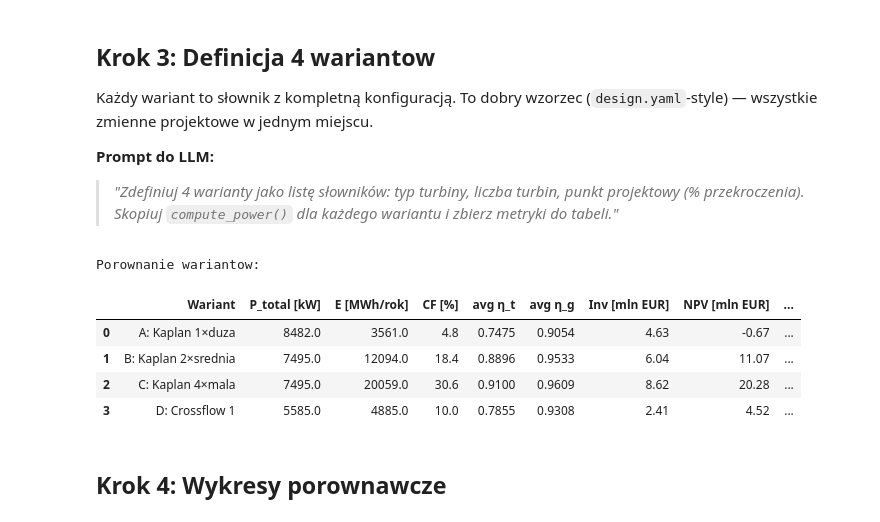
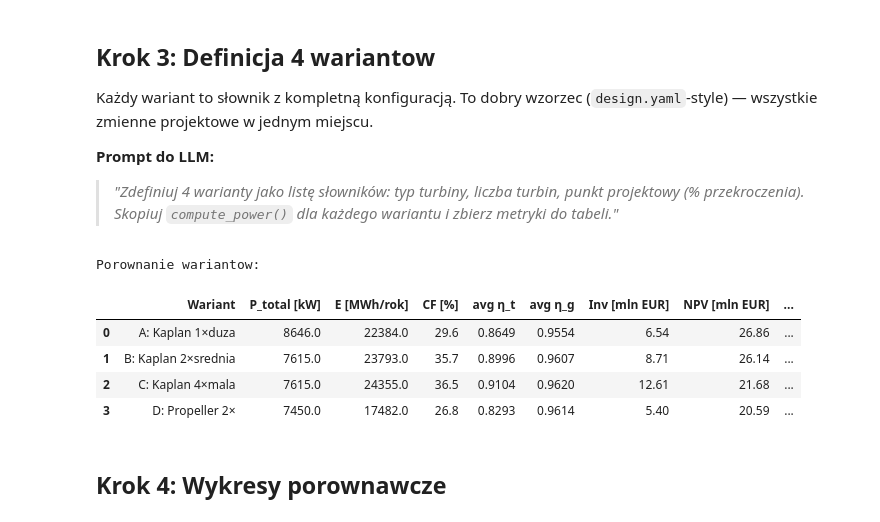
Before and after one commit to amachalski/hydropower-notebooks, a Jupyter notebook: notebooks/11_variants_comparison.ipynb, the cells around one changed output. Cells and saved outputs as stored; diff of their text form; code cells hidden in the pictures.

```diff
--- a/notebooks/11_variants_comparison.ipynb
+++ b/notebooks/11_variants_comparison.ipynb
@@ -110,22 +111,25 @@ Spirale i rury ssawne skalujemy z liczbą turbin (`A = n_turbines × A_per`).
 # %%
 def manning_loss(Q, b, h, L, n_manning=0.013):
+    Q = np.asarray(Q, dtype=float)
     A = b*h; P = b+2*h; R = A/P; v = Q/A
     return (n_manning * v / R**(2/3))**2 * L
 
-A_SPIRAL_PER = 3.5
-A_RUNNER_PER = 6.0
-
-def build_loss_fns(n_turbines):
-    """Zbuduj loss_fns dla danej liczby rownoleglych turbin."""
-    A_sp_tot = n_turbines * A_SPIRAL_PER
-    A_rr_tot = n_turbines * A_RUNNER_PER
+def build_loss_fns(Q_design_total, n_turbines,
+                   v_rack=1.0, v_channel=1.5, v_intake=2.0,
+                   v_spiral=5.0, v_draft=2.5, h_channel=3.0, L_channel=30.0):
+    """Zwymiaruj droge wodna od calkowitego przeplywu projektowego (jak w nb 10)."""
+    A_rack = Q_design_total / v_rack
+    b_channel = (Q_design_total / v_channel) / h_channel
+    A_intake = Q_design_total / v_intake
+    A_spiral_tot = Q_design_total / v_spiral
+    A_draft_tot = Q_design_total / v_draft
     return [
-        lambda Q: trash_rack_loss(Q, A_rack=30.0, bar_width=0.012, bar_spacing=0.05),
-        lambda Q: manning_loss(Q, b=10.0, h=2.5, L=30.0, n_manning=0.013),
-        lambda Q: minor_loss(Q, A=25.0, xi=0.10),
-        lambda Q, A=A_sp_tot: minor_loss(Q, A=A, xi=0.10),
-        lambda Q, A=A_rr_tot: minor_loss(Q, A=A, xi=0.25),
+        lambda Q: trash_rack_loss(Q, A_rack=A_rack, bar_width=0.012, bar_spacing=0.05),
+        lambda Q: manning_loss(Q, b=b_channel, h=h_channel, L=L_channel),
+        lambda Q: minor_loss(Q, A=A_intake, xi=0.10),
+        lambda Q: minor_loss(Q, A=A_spiral_tot, xi=0.10),
+        lambda Q: minor_loss(Q, A=A_draft_tot, xi=0.25),
     ]
 
-print('Helper build_loss_fns() gotowy. Spirala/rura ssawna skaluja sie z liczba turbin.')
+print('Helper build_loss_fns(Q_design_total, n_turbines) gotowy — przekroje z predkosci projektowych.')
 # %% [output]
@@ -145,7 +149,7 @@ VARIANTS = [
     dict(label='A: Kaplan 1×duza',     turbine_key='kaplan',    n_turbines=1, install_pct=20),
     dict(label='B: Kaplan 2×srednia',  turbine_key='kaplan',    n_turbines=2, install_pct=30),
     dict(label='C: Kaplan 4×mala',     turbine_key='kaplan',    n_turbines=4, install_pct=30),
-    dict(label='D: Crossflow 1',       turbine_key='crossflow', n_turbines=1, install_pct=50),
+    dict(label='D: Propeller 2×',      turbine_key='propeller', n_turbines=2, install_pct=30),
 ]
 
 # Parametry ekonomiczne (zgodne z nb 09 i nb 10)
@@ -162,11 +166,17 @@ for v in VARIANTS:
     Q_design_per = Q_total_design / v['n_turbines']
     H_design = float(H_gross[install_day - 1])
     turbine = TURBINE_CATALOG[v['turbine_key']]
-    loss_fns = build_loss_fns(v['n_turbines'])
+    loss_fns = build_loss_fns(Q_total_design, v['n_turbines'])
 
     # Sprawdzenie czy H_design jest w zakresie tej turbiny
     if not (turbine.H_range[0] <= H_design <= turbine.H_range[1]):
         print(f'⚠ {v["label"]}: H={H_design:.1f}m poza zakresem {turbine.H_range} m — pomijam.')
+        continue
+
+    # Envelope technologii: przeplyw projektowy na JEDNA maszyne
+    if Q_design_per > turbine.Q_max:
+        print(f'⚠ {v["label"]}: Q/turbine = {Q_design_per:.1f} m3/s > Q_max = {turbine.Q_max:.0f} m3/s '
+              f'({turbine.name_pl}) — wariant technicznie niewykonalny, pomijam.')
         continue
 
     with warnings.catch_warnings():
@@ -185,38 +195,38 @@ for v in VARIANTS:
 
         inv = total_investment(
             P_kW=P_rated_per, H=H_design, n_turbines=v['n_turbines'],
-            turbine_type=v['turbine_key'], plant_type='run_of_river_small',
+            turbine_type=v['turbine_key'], plant_type='auto',
         )
         econ = economic_analysis(
             energy_mwh=E_MWh, investment_eur=inv['total_eur'],
             energy_price_eur_mwh=ENERGY_PRICE_EUR, om_fraction=OM_FRACTION,
             discount_rate=DISCOUNT_RATE, lifetime_years=LIFETIME,
         )
 
     results_table.append({
         'Wariant': v['label'],
         'P_total [kW]': round(P_total, 0),
         'E [MWh/rok]': round(E_MWh, 0),
         'CF [%]': round(CF * 100, 1),
         'avg η_t': eta_avg['eta_t_avg'],
         'avg η_g': eta_avg['eta_g_avg'],
         'Inv [mln EUR]': round(inv['total_eur'] / 1e6, 2),
         'NPV [mln EUR]': round(econ['npv_eur'] / 1e6, 2),
         'LCOE [EUR/MWh]': round(econ['lcoe_eur_mwh'], 1),
         'Payback [lat]': round(econ['payback_years'], 1),
     })
     results_dfs[v['label']] = result
 
 df_compare = pd.DataFrame(results_table)
 print('Porownanie wariantow:')
 df_compare
 # %% [output]
 Porownanie wariantow:
 |  | Wariant | P_total [kW] | E [MWh/rok] | CF [%] | avg η_t | avg η_g | Inv [mln EUR] | NPV [mln EUR] | ... |
-| 0 | A: Kaplan 1×duza | 8482.0 | 3561.0 | 4.8 | 0.7475 | 0.9054 | 4.63 | -0.67 | ... |
-| 1 | B: Kaplan 2×srednia | 7495.0 | 12094.0 | 18.4 | 0.8896 | 0.9533 | 6.04 | 11.07 | ... |
-| 2 | C: Kaplan 4×mala | 7495.0 | 20059.0 | 30.6 | 0.9100 | 0.9609 | 8.62 | 20.28 | ... |
-| 3 | D: Crossflow 1 | 5585.0 | 4885.0 | 10.0 | 0.7855 | 0.9308 | 2.41 | 4.52 | ... |
+| 0 | A: Kaplan 1×duza | 8646.0 | 22384.0 | 29.6 | 0.8649 | 0.9554 | 6.54 | 26.86 | ... |
+| 1 | B: Kaplan 2×srednia | 7615.0 | 23793.0 | 35.7 | 0.8996 | 0.9607 | 8.71 | 26.14 | ... |
+| 2 | C: Kaplan 4×mala | 7615.0 | 24355.0 | 36.5 | 0.9104 | 0.9620 | 12.61 | 21.68 | ... |
+| 3 | D: Propeller 2× | 7450.0 | 17482.0 | 26.8 | 0.8293 | 0.9614 | 5.40 | 20.59 | ... |
 # %% [markdown]
 ## Krok 4: Wykresy porownawcze
 # %%
```
Also changed, not shown: parts of 7 cells of this notebook, 9 other files.
